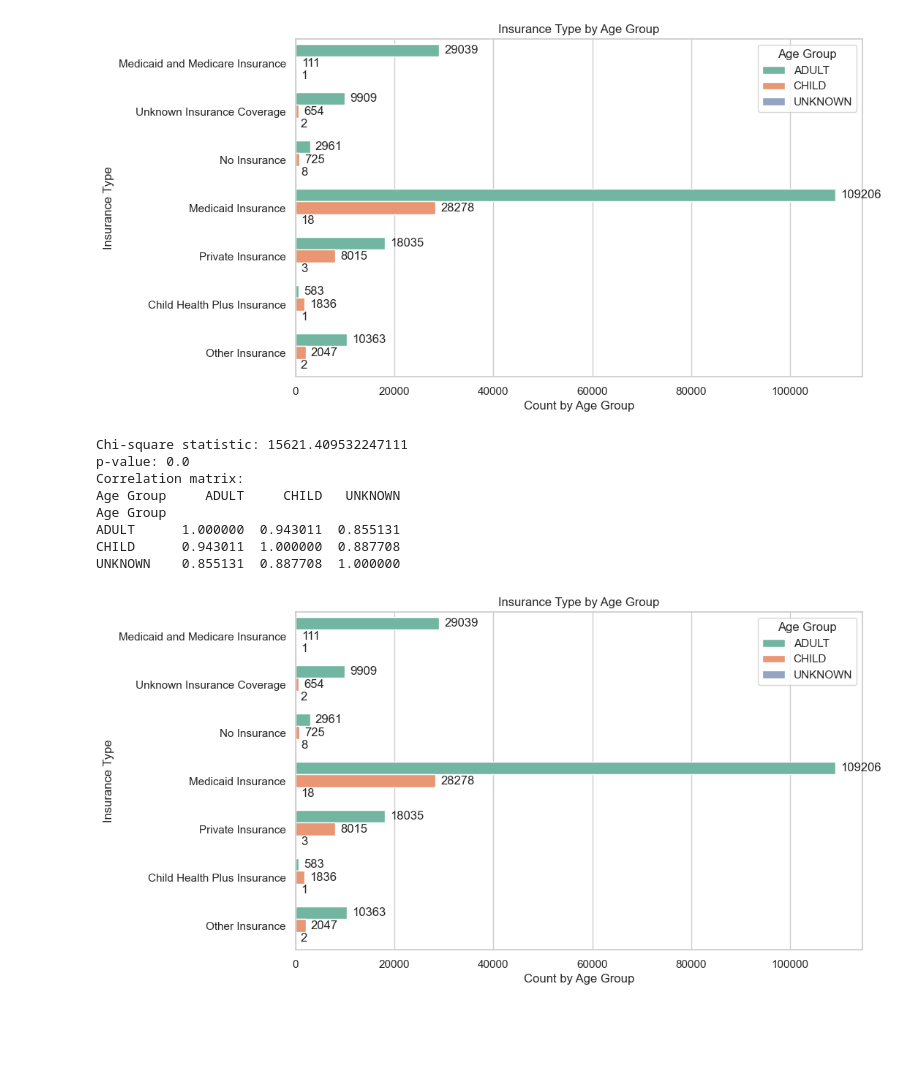
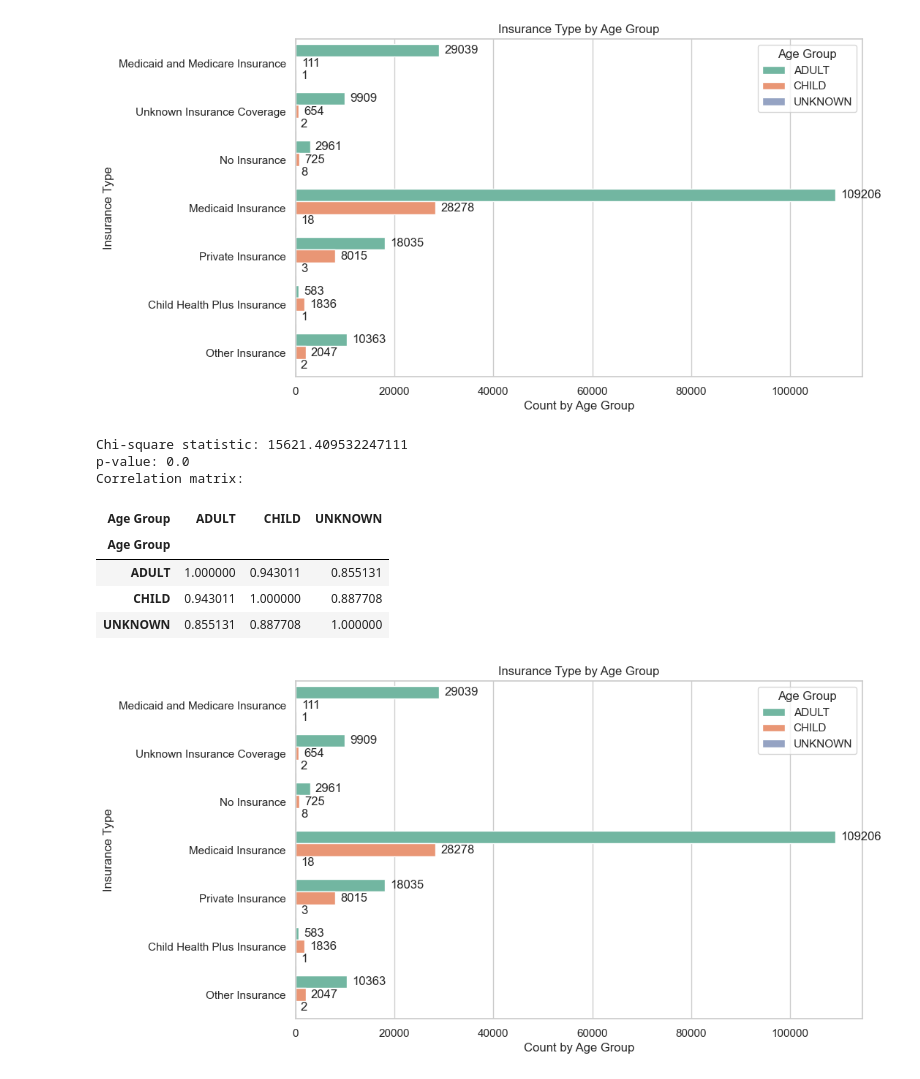
Before and after one commit to TheaClarisseDelosSantos/Sample, a Jupyter notebook: PatientDemographics.ipynb, the cells around one changed output. Drawn from its saved outputs; the diff is of its cells as text; code cells hidden in the pictures; blank space fills up the shorter version.

```diff
--- a/PatientDemographics.ipynb
+++ b/PatientDemographics.ipynb
@@ -228,37 +228,37 @@ melted_df = pd.melt(df2, id_vars=['Age Group'], value_vars=['Medicaid and Medica
 filtered_df = melted_df[melted_df['value'] == 'YES']
 
 sns.set(style="whitegrid")
 plt.figure(figsize=(10, 6))
 
 ax = sns.countplot(data=filtered_df, y='Insurance Type', hue='Age Group', palette='Set2')
 plt.xlabel('Count by Age Group')
 plt.ylabel('Insurance Type')
 plt.title('Insurance Type by Age Group')
 plt.legend(title='Age Group')
 
 # Add count values as annotations
 for p in ax.patches:
     ax.annotate(format(p.get_width(), '.0f'), (p.get_width(), p.get_y() + p.get_height() / 2.), ha='left', va='center', xytext=(5, 0), textcoords='offset points')
 
 # Statistical analysis - Chi-square test
 table = filtered_df.pivot_table(index='Insurance Type', columns='Age Group', aggfunc='size')
 chi2, p_val, _, _ = chi2_contingency(table)
 print('Chi-square statistic:', chi2)
 print('p-value:', p_val)
 
 # Statistical analysis - Correlation matrix
 corr_matrix = filtered_df.groupby(['Insurance Type', 'Age Group']).size().unstack().corr()
 print('Correlation matrix:')
-print(corr_matrix)
+display(corr_matrix)
 
 plt.show()
 # %% [output]
 Chi-square statistic: 15621.409532247111
 p-value: 0.0
 Correlation matrix:
-Age Group     ADULT     CHILD   UNKNOWN
-Age Group
-ADULT      1.000000  0.943011  0.855131
-CHILD      0.943011  1.000000  0.887708
-UNKNOWN    0.855131  0.887708  1.000000
+| Age Group | ADULT | CHILD | UNKNOWN |
+| Age Group |  |  |  |
+| ADULT | 1.000000 | 0.943011 | 0.855131 |
+| CHILD | 0.943011 | 1.000000 | 0.887708 |
+| UNKNOWN | 0.855131 | 0.887708 | 1.000000 |
 [figure]
```
Also changed, not shown: parts of 4 cells of this notebook.
